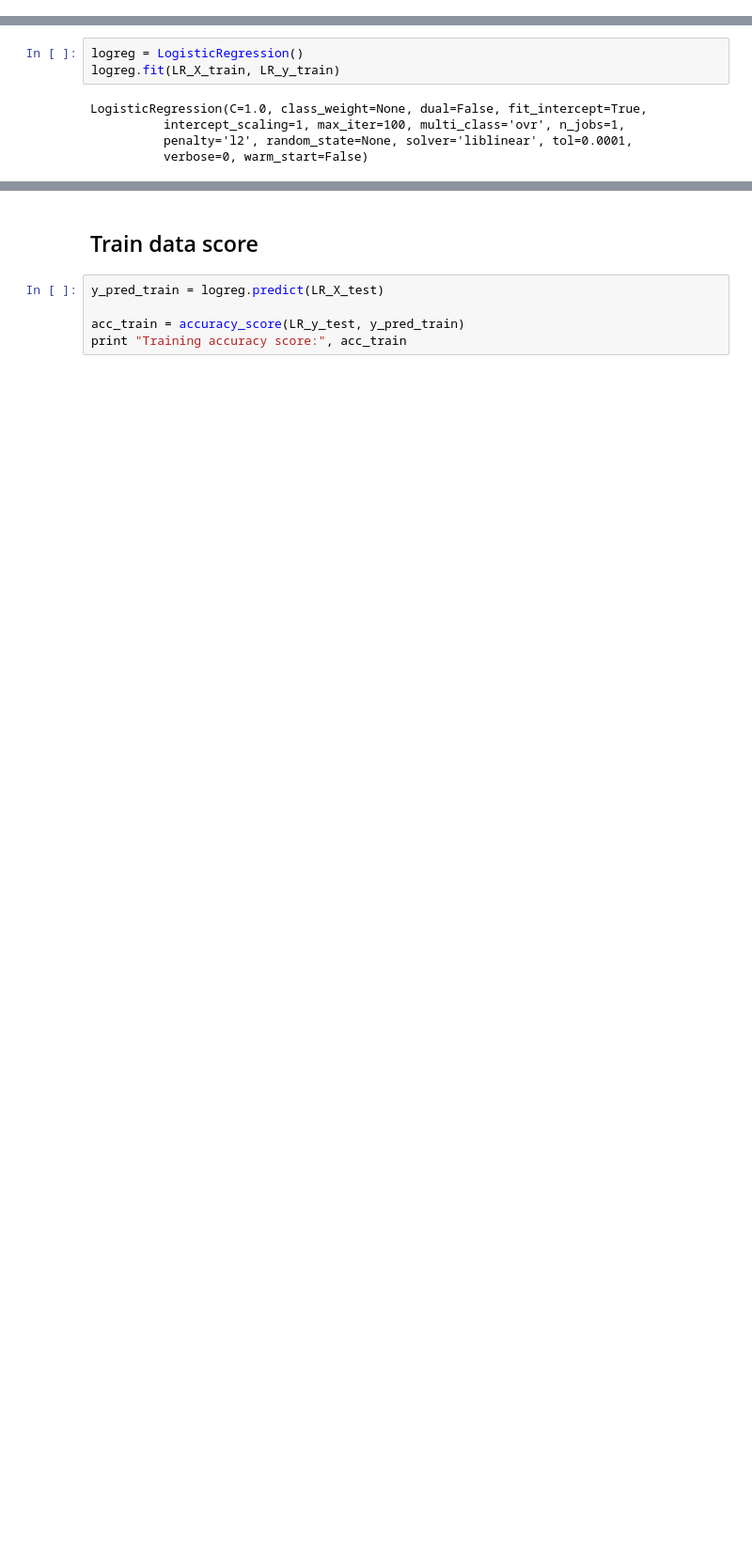
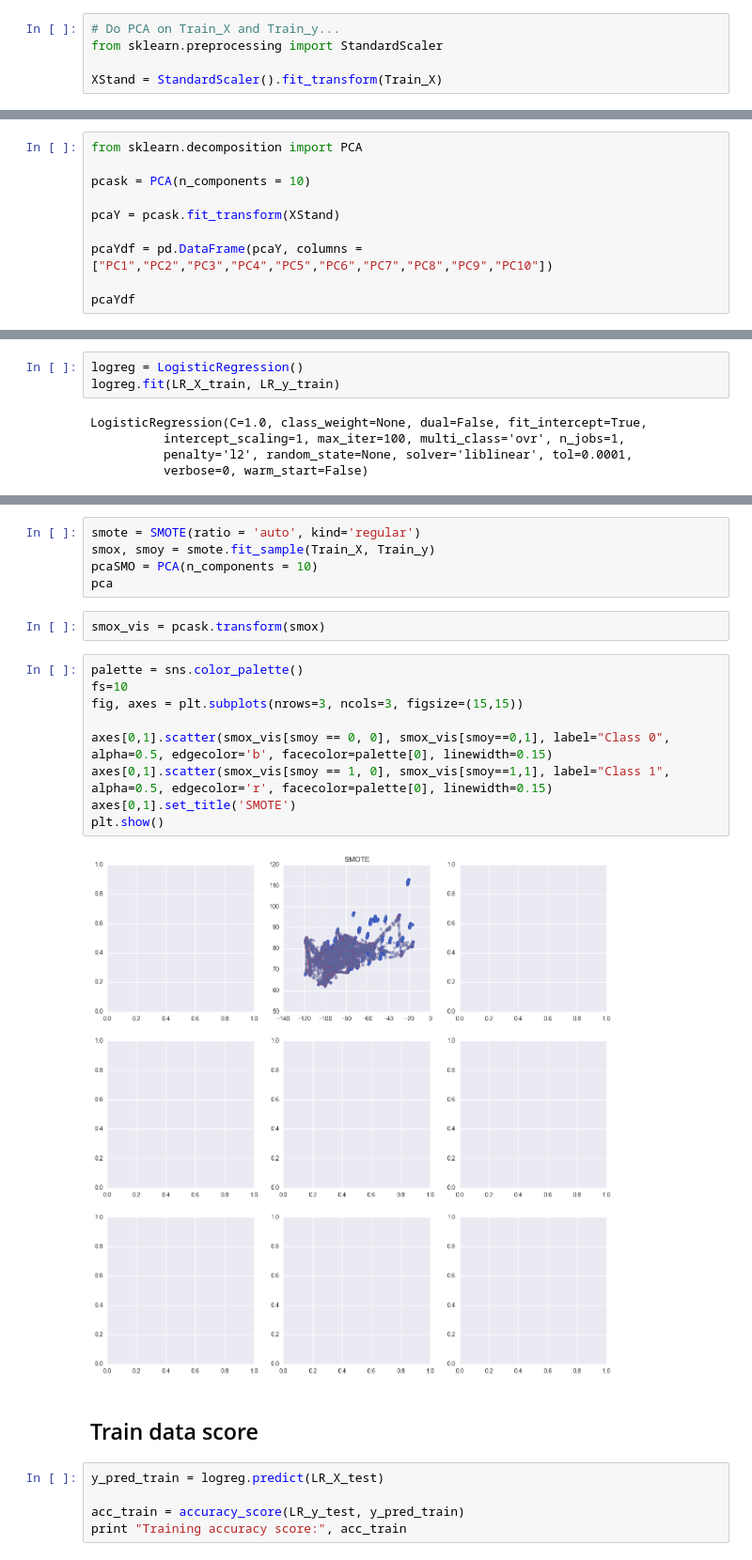
Before and after one commit to micahhp/WestNile, a Jupyter notebook: workbooks/west_nile_rn-v.1.3.ipynb, the cells around one changed output, grey strips where cells are left out. Shown: that part at 94% size. Drawn from its saved outputs; the diff is of its cells as text; blank space fills up the shorter version.

```diff
--- a/workbooks/west_nile_rn-v.1.3.ipynb
+++ b/workbooks/west_nile_rn-v.1.3.ipynb
@@ -311,0 +314,5 @@ plt.show()
+# %%
+# Do PCA on Train_X and Train_y...
+from sklearn.preprocessing import StandardScaler
+
+XStand = StandardScaler().fit_transform(Train_X)
@@ -311,0 +402,10 @@ plt.show()
+# %%
+from sklearn.decomposition import PCA
+
+pcask = PCA(n_components = 10)
+
+pcaY = pcask.fit_transform(XStand)
+
+pcaYdf = pd.DataFrame(pcaY, columns = ["PC1","PC2","PC3","PC4","PC5","PC6","PC7","PC8","PC9","PC10"])
+
+pcaYdf
@@ -328,3 +451,21 @@ LogisticRegression(C=1.0, class_weight=None, dual=False, fit_intercept=True,
+# %%
+smote = SMOTE(ratio = 'auto', kind='regular')
+smox, smoy = smote.fit_sample(Train_X, Train_y)
+pcaSMO = PCA(n_components = 10)
+pca
+# %%
+smox_vis = pcask.transform(smox)
+# %%
+palette = sns.color_palette()
+fs=10
+fig, axes = plt.subplots(nrows=3, ncols=3, figsize=(15,15))
+
+axes[0,1].scatter(smox_vis[smoy == 0, 0], smox_vis[smoy==0,1], label="Class 0", alpha=0.5, edgecolor='b', facecolor=palette[0], linewidth=0.15)
+axes[0,1].scatter(smox_vis[smoy == 1, 0], smox_vis[smoy==1,1], label="Class 1", alpha=0.5, edgecolor='r', facecolor=palette[0], linewidth=0.15)
+axes[0,1].set_title('SMOTE')
+plt.show()
+# %% [output]
+[figure, added]
 # %% [markdown]
 ## Train data score
 # %%
```
Also changed, not shown: parts of 21 cells of this notebook.
